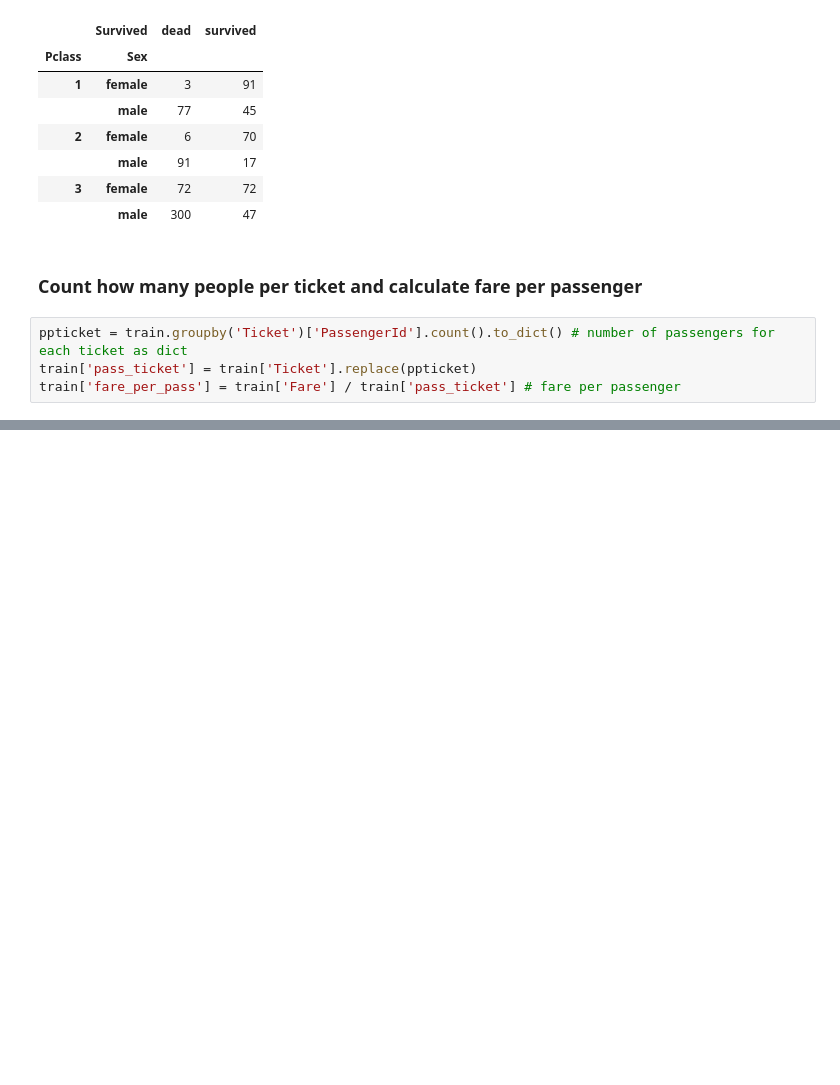
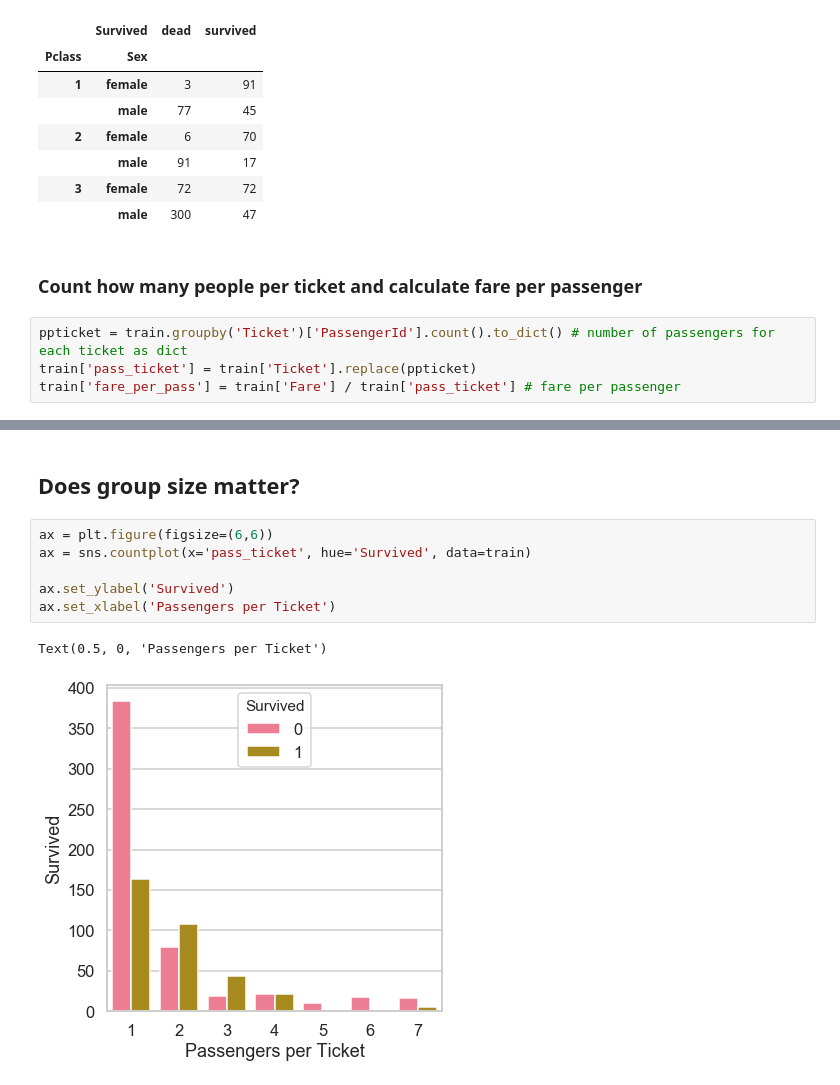
Before and after one commit to julisep/SPICEDbootcamp, a Jupyter notebook: Week_02/Titanic/exploratory_data_analysis.ipynb, the cells around one changed output, grey strips where cells are left out. Drawn from its saved outputs; the diff is of its cells as text; blank space fills up the shorter version.

```diff
--- a/Week_02/Titanic/exploratory_data_analysis.ipynb
+++ b/Week_02/Titanic/exploratory_data_analysis.ipynb
@@ -209,0 +223,11 @@ sns.catplot(x='Pclass', y='fare_per_pass', hue='Embarked', kind='strip', data=tr
+# %% [markdown]
+## Does group size matter?
+# %%
+ax = plt.figure(figsize=(6,6))
+ax = sns.countplot(x='pass_ticket', hue='Survived', data=train)
+
+ax.set_ylabel('Survived')
+ax.set_xlabel('Passengers per Ticket')
+# %% [output]
+Text(0.5, 0, 'Passengers per Ticket')
+[figure, added]
```
Also changed, not shown: parts of 12 cells of this notebook, 6 other files.
